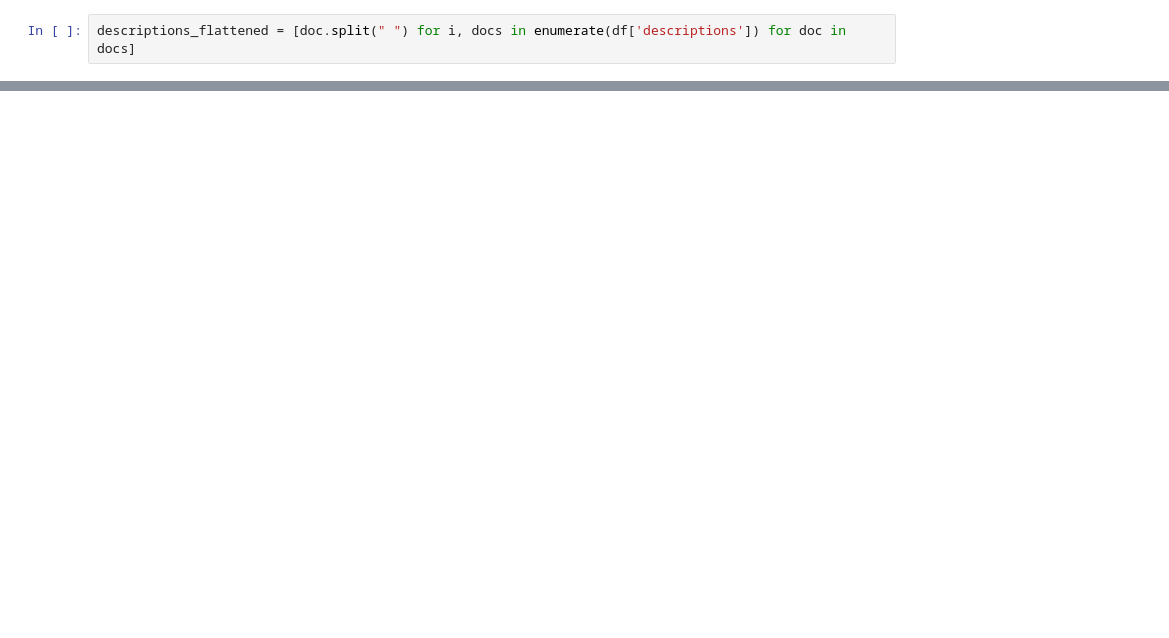
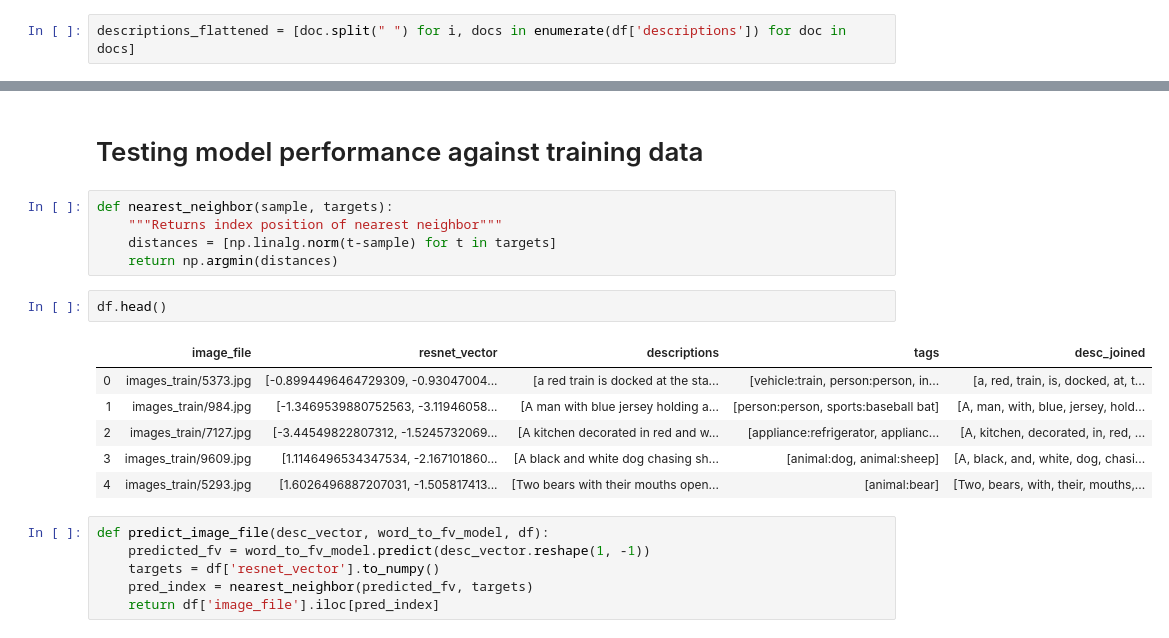
Before and after one commit to kietay/cs5785-final, a Jupyter notebook: kieran_nb.ipynb, the cells around one changed output, grey strips where cells are left out. Drawn from its saved outputs; the diff is of its cells as text; blank space fills up the shorter version.

```diff
--- a/kieran_nb.ipynb
+++ b/kieran_nb.ipynb
@@ -98,0 +209,22 @@ LEAST (4942, -0.5953941345214844): «some outdoor tables sitting next to  some u
+# %% [markdown]
+# Testing model performance against training data
+# %%
+def nearest_neighbor(sample, targets):
+    """Returns index position of nearest neighbor"""
+    distances = [np.linalg.norm(t-sample) for t in targets]
+    return np.argmin(distances)
+# %%
+df.head()
+# %% [output]
+|  | image_file | resnet_vector | descriptions | tags | desc_joined |
+| 0 | images_train/5373.jpg | [-0.8994496464729309, -0.93047004... | [a red train is docked at the sta... | [vehicle:train, person:person, in... | [a, red, train, is, docked, at, t... |
+| 1 | images_train/984.jpg | [-1.3469539880752563, -3.11946058... | [A man with blue jersey holding a... | [person:person, sports:baseball bat] | [A, man, with, blue, jersey, hold... |
+| 2 | images_train/7127.jpg | [-3.44549822807312, -1.5245732069... | [A kitchen decorated in red and w... | [appliance:refrigerator, applianc... | [A, kitchen, decorated, in, red, ... |
+| 3 | images_train/9609.jpg | [1.1146496534347534, -2.167101860... | [A black and white dog chasing sh... | [animal:dog, animal:sheep] | [A, black, and, white, dog, chasi... |
+| 4 | images_train/5293.jpg | [1.6026496887207031, -1.505817413... | [Two bears with their mouths open... | [animal:bear] | [Two, bears, with, their, mouths,... |
+# %%
+def predict_image_file(desc_vector, word_to_fv_model, df):
+    predicted_fv = word_to_fv_model.predict(desc_vector.reshape(1, -1))
+    targets = df['resnet_vector'].to_numpy()
+    pred_index = nearest_neighbor(predicted_fv, targets)
+    return df['image_file'].iloc[pred_index]
```
Also changed, not shown: parts of 42 cells of this notebook.
